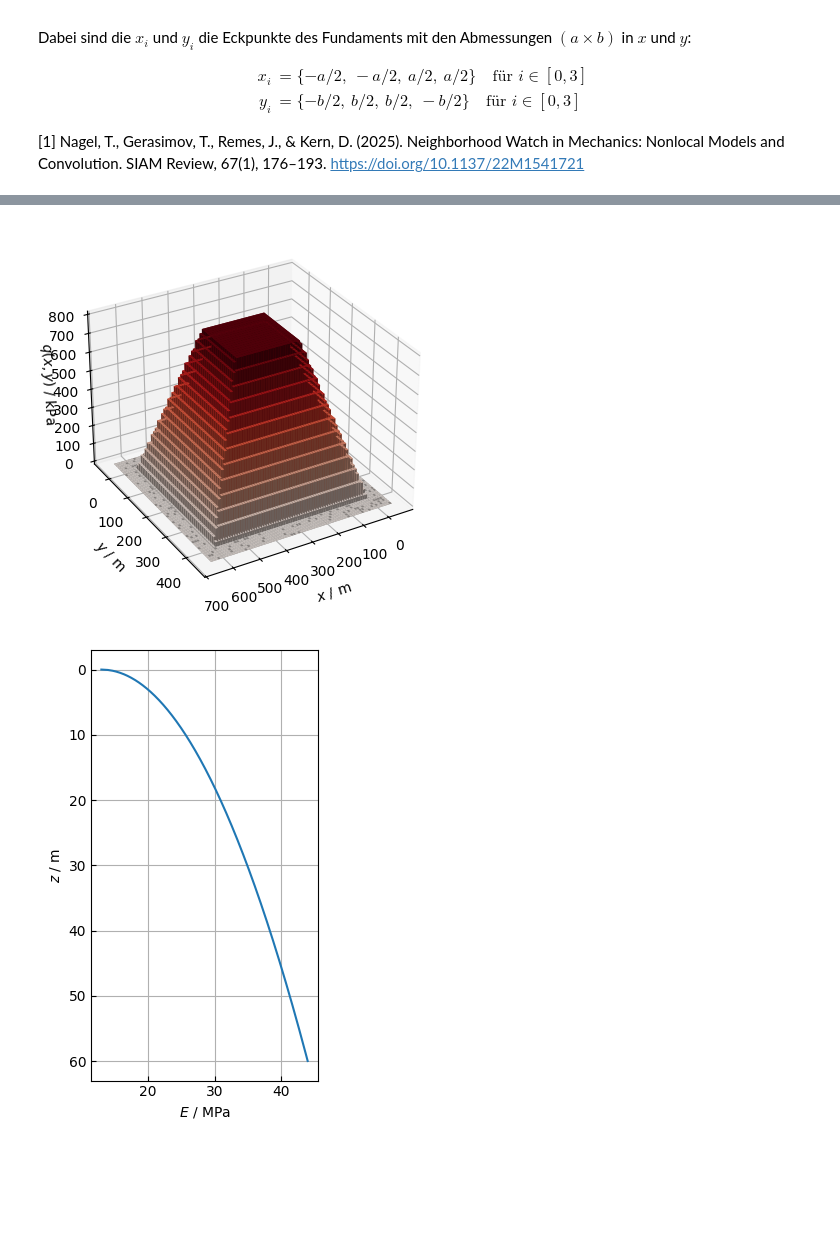
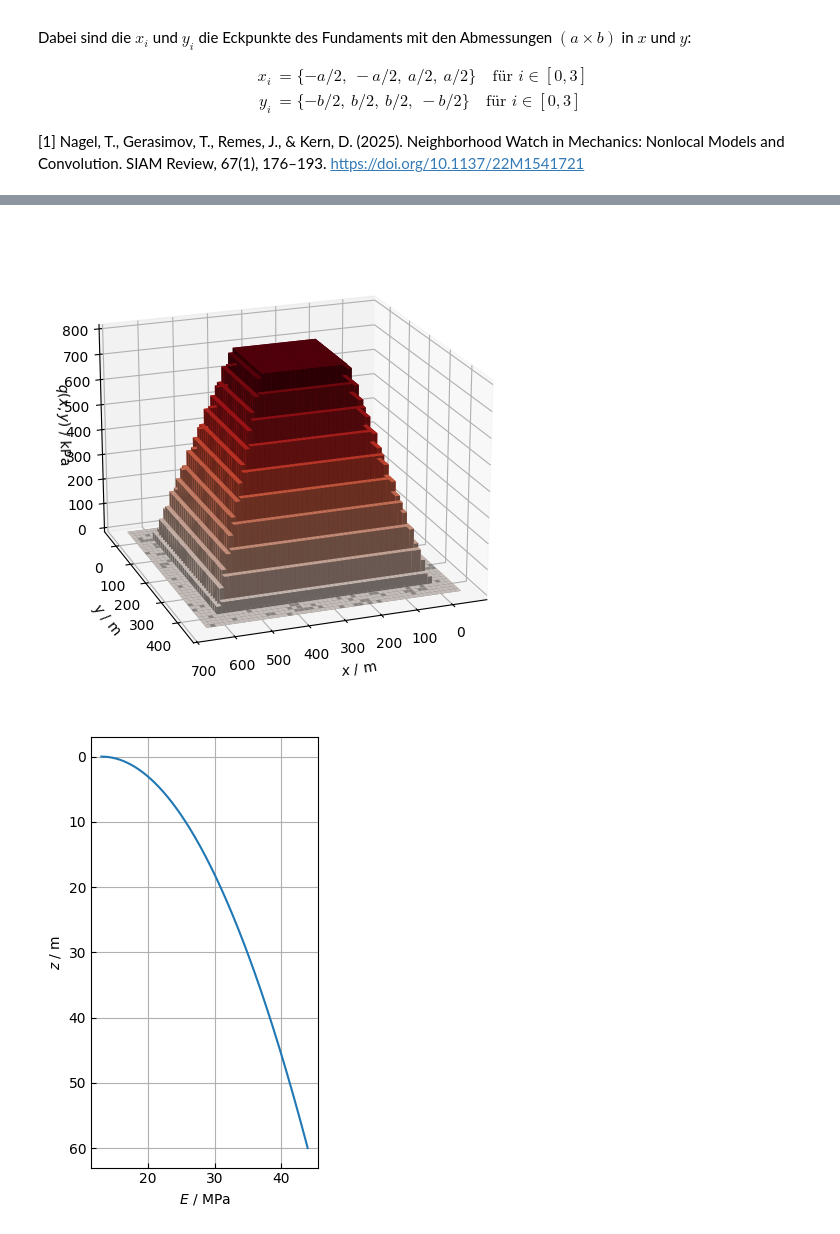
Before and after one commit to nagelt/Teaching_Scripts, a Jupyter notebook: Settlements_arbitrary_loads.ipynb, the cells around one changed output, grey strips where cells are left out. Saved outputs shown, nothing was run; the diff lists cells and outputs as text; code cells hidden in the pictures; blank space fills up the shorter version.

```diff
--- a/Settlements_arbitrary_loads.ipynb
+++ b/Settlements_arbitrary_loads.ipynb
@@ -67,0 +58,22 @@ X, Y = np.meshgrid(x_centers, y_centers)
+# %%
+# Parameter der Lastfläche
+drand = 50.0
+a, b = 600.0, 400.0
+
+nx, ny = int(31*a/b), 31
+dx = a / nx
+dy = b / ny
+
+# Anzahl zusätzlicher "Zellen" je Richtung, um drand abzudecken
+mx = int(np.ceil(drand / dx))
+my = int(np.ceil(drand / dy))
+
+# Raster
+x_centers = (np.arange(-mx, nx + mx) + 0.5) * dx
+y_centers = (np.arange(-my, ny + my) + 0.5) * dy
+
+#Achtung: Umdefinition
+nx_tot = len(x_centers)
+ny_tot = len(y_centers)
+
+X, Y = np.meshgrid(x_centers, y_centers)
@@ -106,31 +146,31 @@ Q = f(X, Y)
 # %%
 # Plot
 from matplotlib.colors import Normalize
 xpos = X.ravel()
 ypos = Y.ravel()
 Z = Q.ravel()
 zpos = np.zeros_like(Z)  # bars start at z = 0
 
 # Color mapping based on Z values
 norm = Normalize(vmin=Z.min(), vmax=Z.max())
 colors = plt.cm.Reds(norm(Z))
 
 # Plot
-fig = plt.figure(figsize=(5, 4))
+fig = plt.figure(figsize=(6, 5))
 ax = fig.add_subplot(111, projection='3d')
 
 # 3D bar plot
 ax.bar3d(xpos, ypos, zpos, dx, dy, Z, shade=True, color=colors)
-ax.view_init(elev=30, azim=60)  # change view angle if needed
+ax.view_init(elev=20, azim=70)  # change view angle if needed
 
 # Achsenbeschriftungcmap
 ax.set_xlabel('$x$ / m')
 ax.set_ylabel('$y$ / m')
 ax.set_zlabel(r'$q(x,y)$ / kPa',labelpad=-2)
 fig.tight_layout();
 #fig.savefig('load_pyramid.pdf')
 # %% [output]
-[figure, old version]
+[figure, new version]
 # %%
 # Steifemodul als Funktion der Tiefe
 def E_z(z):
```
Also changed, not shown: parts of 6 cells of this notebook.
